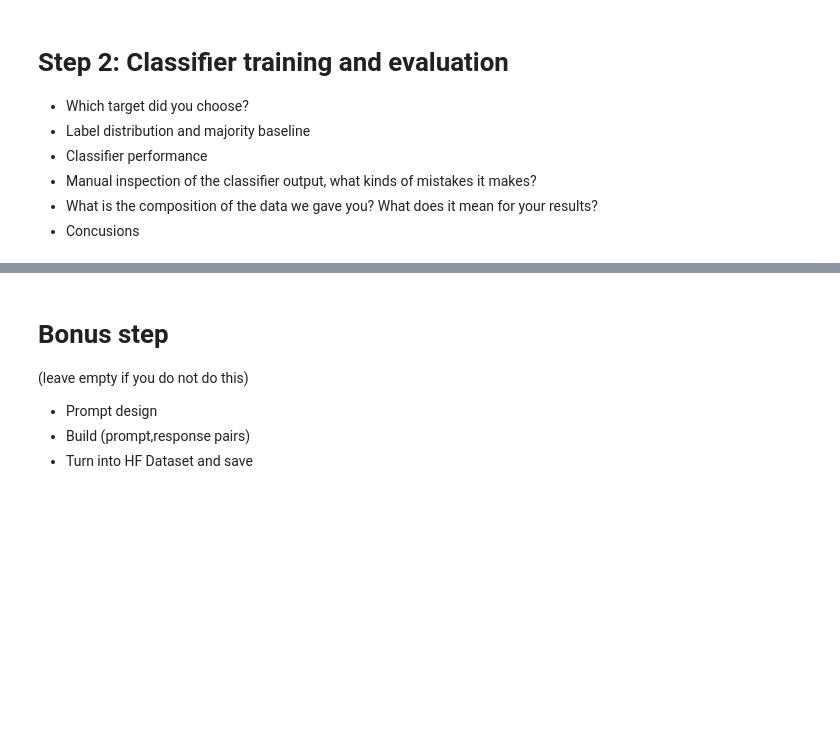
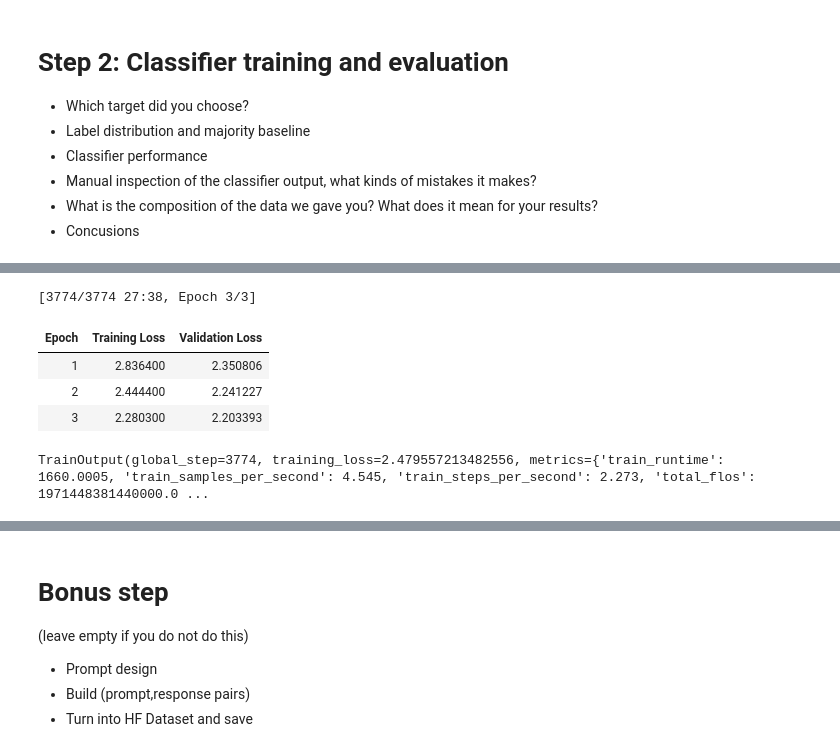
Before and after one commit to simulate111/Textual-Data-Analysis-25, a Jupyter notebook: project_TDA.ipynb, the cells around one changed output, grey strips where cells are left out. Saved outputs shown, nothing was run; the diff lists cells and outputs as text; code cells hidden in the pictures; blank space fills up the shorter version.

```diff
--- a/project_TDA.ipynb
+++ b/project_TDA.ipynb
@@ -12,0 +97,14 @@ Pair: If you did this project as pair work, name the other student here, leave e
+# %%
+# Prepare the dataset to be used in the fine-tuning
+def format_for_finetuning(examples):
+    return {
+        'input_ids': examples['input_ids'],
+        'attention_mask': examples['attention_mask'],
+        'labels': examples['input_ids']  # We'll use the same input for labels for a causal language modeling task
+    }
+
+# Apply the formatting function
+final_dataset = tokenized_datasets.map(format_for_finetuning, batched=True)
+
+# Check the formatted dataset
+print(final_dataset)
@@ -22,3 +125,35 @@ Pair: If you did this project as pair work, name the other student here, leave e
 *   Concusions
 # %%
 #work here
+# %%
+from transformers import Trainer, TrainingArguments, GPT2LMHeadModel
+
+# Load pre-trained GPT-2 model
+model = GPT2LMHeadModel.from_pretrained("gpt2")
+
+# Set up training arguments
+training_args = TrainingArguments(
+    output_dir="./results",
+    evaluation_strategy="epoch",
+    per_device_train_batch_size=2,
+    per_device_eval_batch_size=2,
+    num_train_epochs=3,
+    logging_dir="./logs",
+    logging_steps=10,
+    save_steps=500,
+    save_total_limit=2,
+    report_to="none",  # Disable WandB
+)
+
+
+# Initialize Trainer
+trainer = Trainer(
+    model=model,                       # The pre-trained model
+    args=training_args,                # Training arguments
+    train_dataset=final_dataset,       # The training dataset
+    eval_dataset=final_dataset         # The evaluation dataset
+)
+
+# Train the model
+trainer.train()
+# %% [output]
@@ -24,0 +161,6 @@ Pair: If you did this project as pair work, name the other student here, leave e
+[3774/3774 27:38, Epoch 3/3]
+| Epoch | Training Loss | Validation Loss |
+| 1 | 2.836400 | 2.350806 |
+| 2 | 2.444400 | 2.241227 |
+| 3 | 2.280300 | 2.203393 |
+TrainOutput(global_step=3774, training_loss=2.479557213482556, metrics={'train_runtime': 1660.0005, 'train_samples_per_second': 4.545, 'train_steps_per_second': 2.273, 'total_flos': 1971448381440000.0 ...
```
Also changed, not shown: parts of 7 cells of this notebook.
